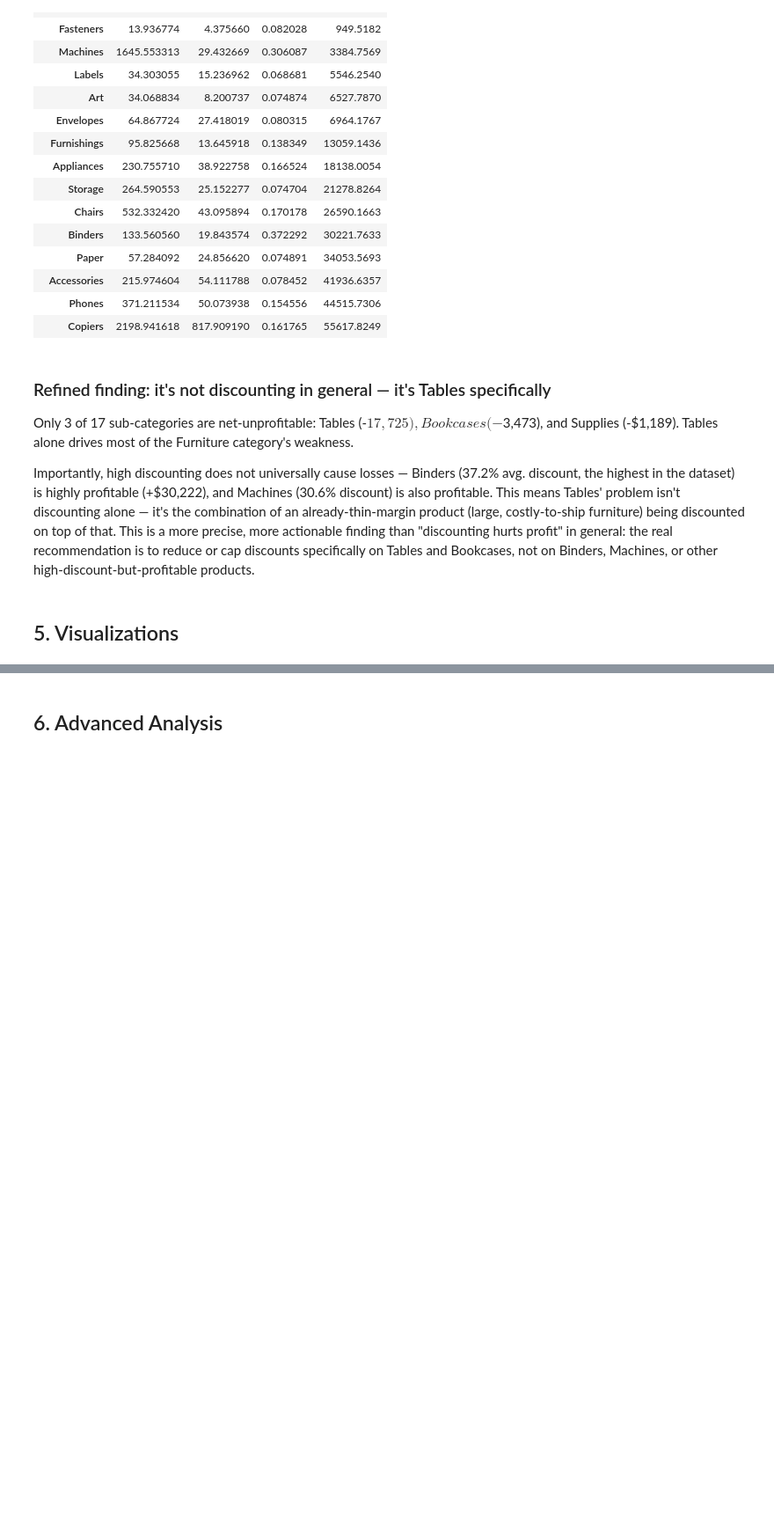
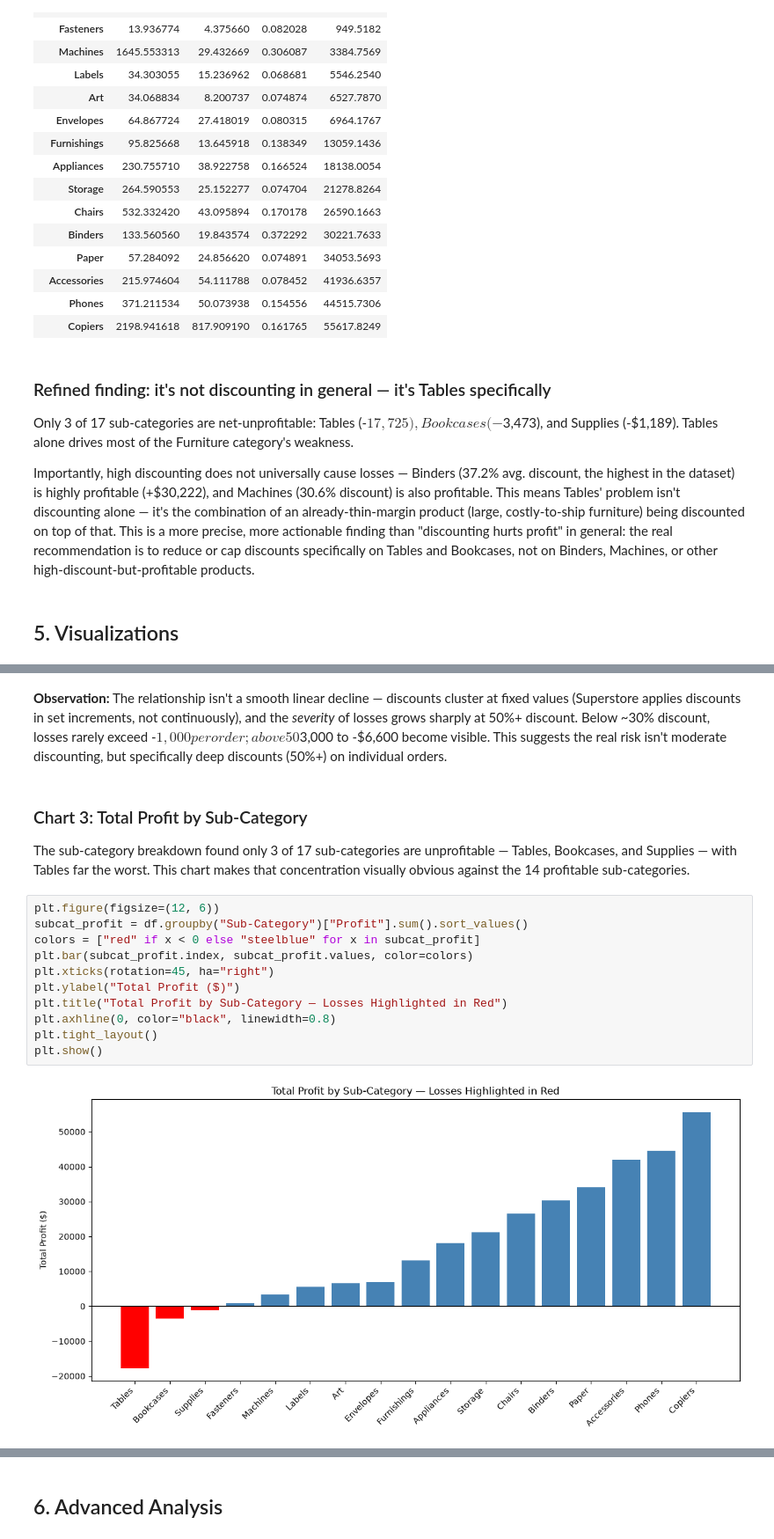
Before and after one commit to drfrenkp-prog/hackathon-1-data-analysis, a Jupyter notebook: notebooks/hackathon1.ipynb, the cells around one changed output, grey strips where cells are left out. Shown at 88% size. Drawn from its saved outputs; the diff is of its cells as text; blank space fills up the shorter version.

```diff
--- a/notebooks/hackathon1.ipynb
+++ b/notebooks/hackathon1.ipynb
@@ -261,0 +292,19 @@ Importantly, high discounting does not universally cause losses — Binders (37.
+# %% [markdown]
+**Observation:** The relationship isn't a smooth linear decline — discounts cluster at fixed values (Superstore applies discounts in set increments, not continuously), and the *severity* of losses grows sharply at 50%+ discount. Below ~30% discount, losses rarely exceed -$1,000 per order; above 50%, losses of -$3,000 to -$6,600 become visible. This suggests the real risk isn't moderate discounting, but specifically deep discounts (50%+) on individual orders.
+# %% [markdown]
+### Chart 3: Total Profit by Sub-Category
+
+The sub-category breakdown found only 3 of 17 sub-categories are unprofitable — Tables, Bookcases, and Supplies — with Tables far the worst. This chart makes that concentration visually obvious against the 14 profitable sub-categories.
+# %%
+plt.figure(figsize=(12, 6))
+subcat_profit = df.groupby("Sub-Category")["Profit"].sum().sort_values()
+colors = ["red" if x < 0 else "steelblue" for x in subcat_profit]
+plt.bar(subcat_profit.index, subcat_profit.values, color=colors)
+plt.xticks(rotation=45, ha="right")
+plt.ylabel("Total Profit ($)")
+plt.title("Total Profit by Sub-Category — Losses Highlighted in Red")
+plt.axhline(0, color="black", linewidth=0.8)
+plt.tight_layout()
+plt.show()
+# %% [output]
+[figure, added]
```
Also changed, not shown: parts of 18 cells of this notebook.
